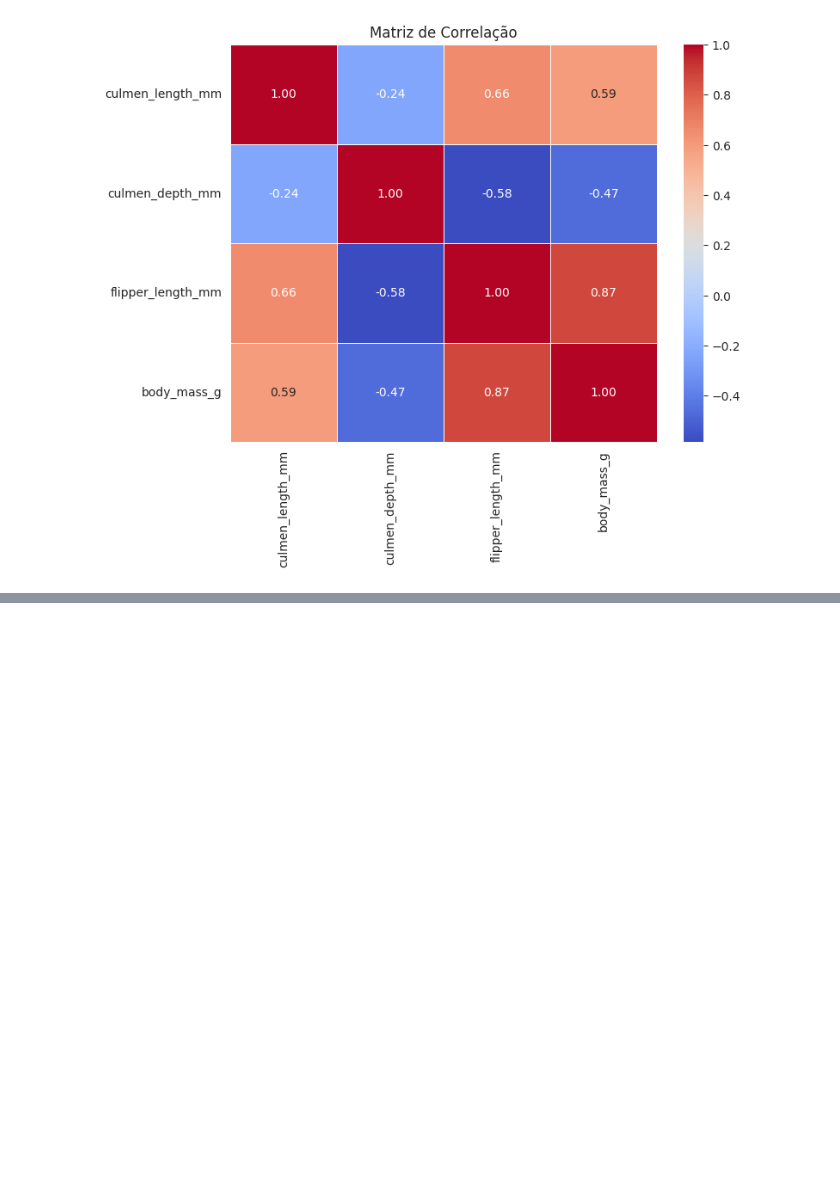
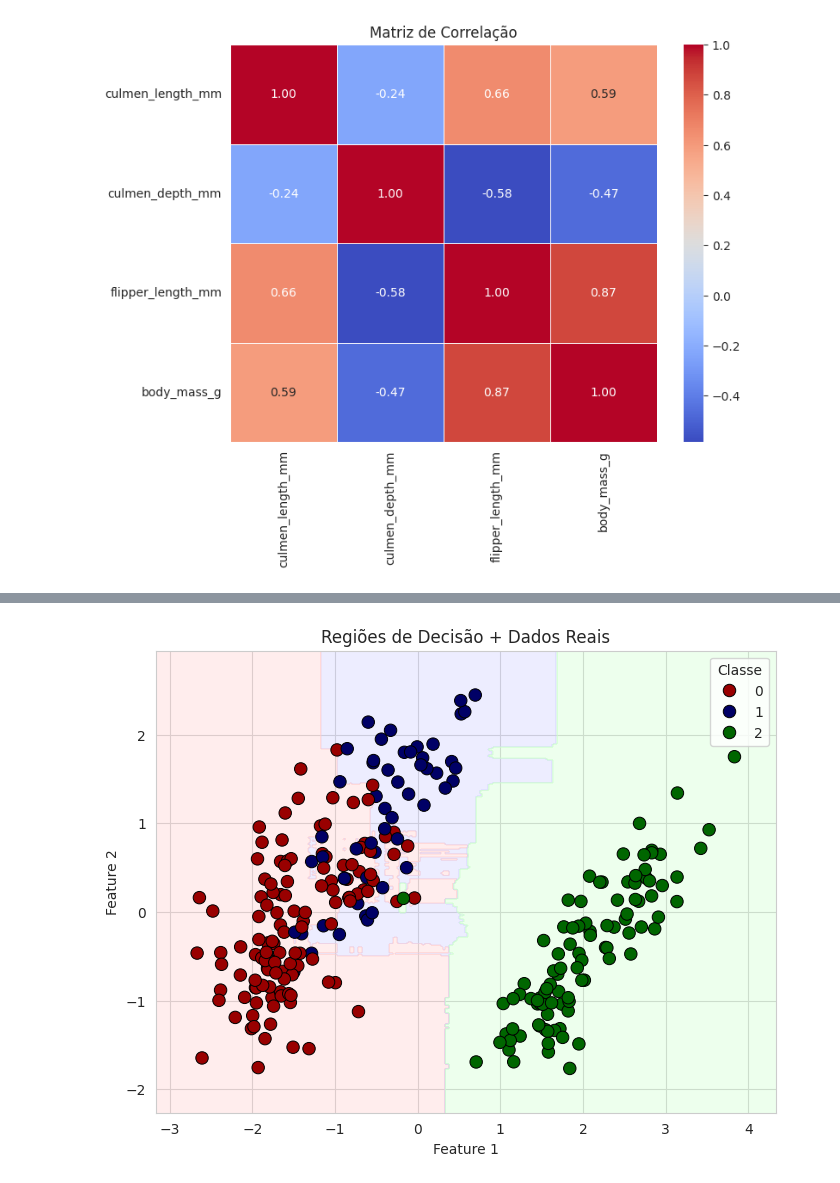
Before and after one commit to cesaraugustt/Trabalho-ML, a Jupyter notebook: Trabalho_ML.ipynb, the cells around one changed output, grey strips where cells are left out. Cells and saved outputs as stored; diff of their text form; code cells hidden in the pictures; blank space fills up the shorter version.

```diff
--- a/Trabalho_ML.ipynb
+++ b/Trabalho_ML.ipynb
@@ -186,0 +282,3 @@ A matriz de correlação mostra que flipper_length_mm e body_mass_g possuem fort
+# %%
+rf_model = RandomForestClassifier(n_estimators=100, random_state=42)
+rf_model.fit(X_train, y_train)
@@ -186,0 +305,11 @@ A matriz de correlação mostra que flipper_length_mm e body_mass_g possuem fort
+# %%
+pca = PCA(n_components=2)
+X_train_pca = pca.fit_transform(X_train)
+X_test_pca = pca.transform(X_test)
+
+rf_pca = RandomForestClassifier(n_estimators=100, random_state=42)
+rf_pca.fit(X_train_pca, y_train)
+
+plot_predictions(rf_pca, X_train_pca, y_train)
+# %% [output]
+[figure, added]
```
Also changed, not shown: parts of 17 cells of this notebook.
